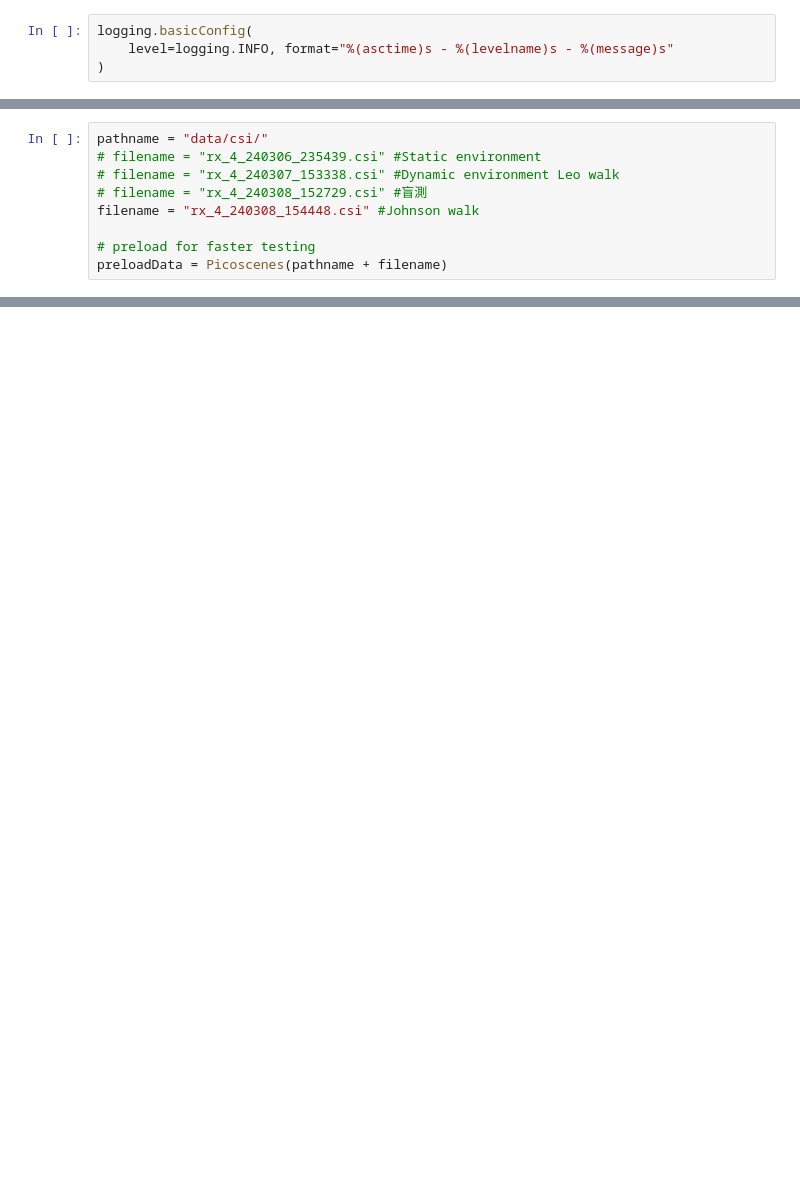
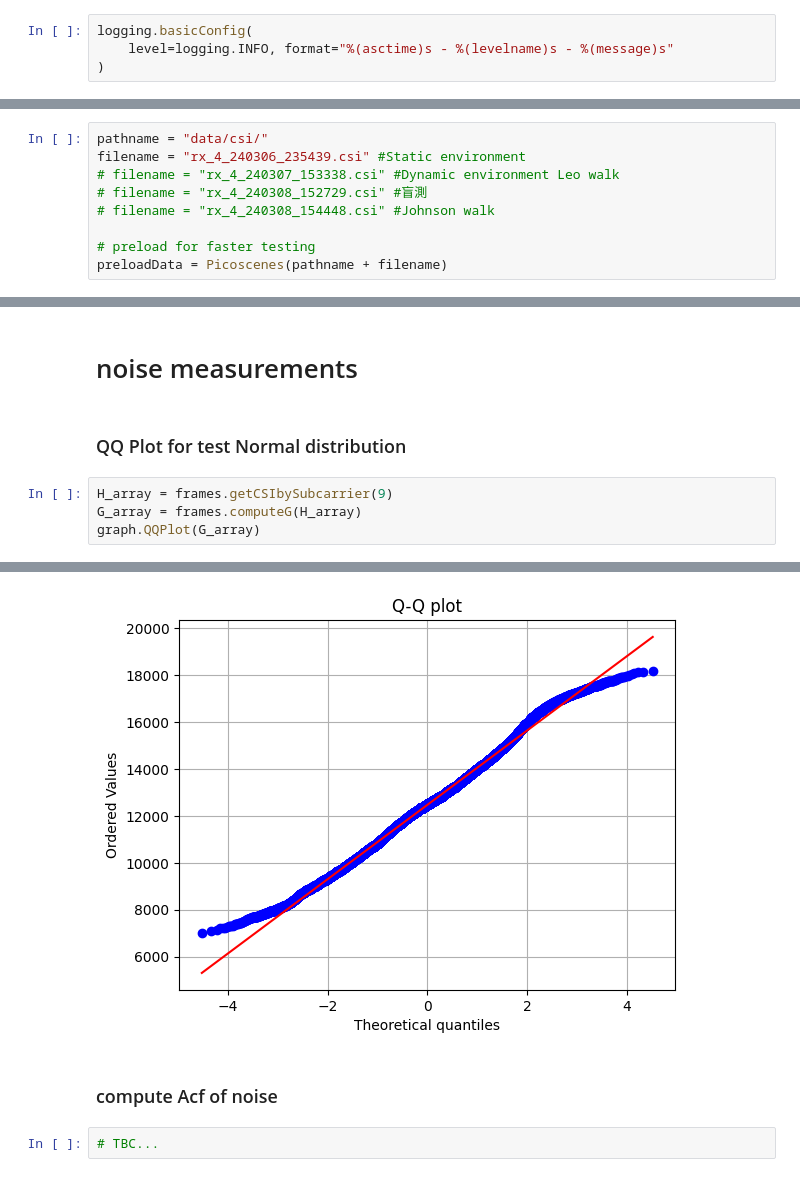
Before and after one commit to MFpizza/Wi-Fi-Intrusion-Detection, a Jupyter notebook: main.ipynb, the cells around one changed output, grey strips where cells are left out. Drawn from its saved outputs; the diff is of its cells as text; blank space fills up the shorter version.

Commit message:
[fixed] compute motion with G

```diff
--- a/main.ipynb
+++ b/main.ipynb
@@ -15,9 +129,9 @@ logging.basicConfig(
 # %%
 pathname = "data/csi/"
-# filename = "rx_4_240306_235439.csi" #Static environment
+filename = "rx_4_240306_235439.csi" #Static environment
 # filename = "rx_4_240307_153338.csi" #Dynamic environment Leo walk
 # filename = "rx_4_240308_152729.csi" #盲測
-filename = "rx_4_240308_154448.csi" #Johnson walk
+# filename = "rx_4_240308_154448.csi" #Johnson walk
 
 # preload for faster testing
 preloadData = Picoscenes(pathname + filename)
@@ -42,0 +156,9 @@ graph.motionGraphByBatch(result)
+# %% [markdown]
+# noise measurements
+# %% [markdown]
+### QQ Plot for test Normal distribution
+# %%
+H_array = frames.getCSIbySubcarrier(9)
+G_array = frames.computeG(H_array)
+graph.QQPlot(G_array)
+# %% [output]
@@ -42,0 +166,5 @@ graph.motionGraphByBatch(result)
+[figure, added]
+# %% [markdown]
+### compute Acf of noise
+# %%
+# TBC...
```
Also changed, not shown: parts of 9 cells of this notebook, 2 other files.
